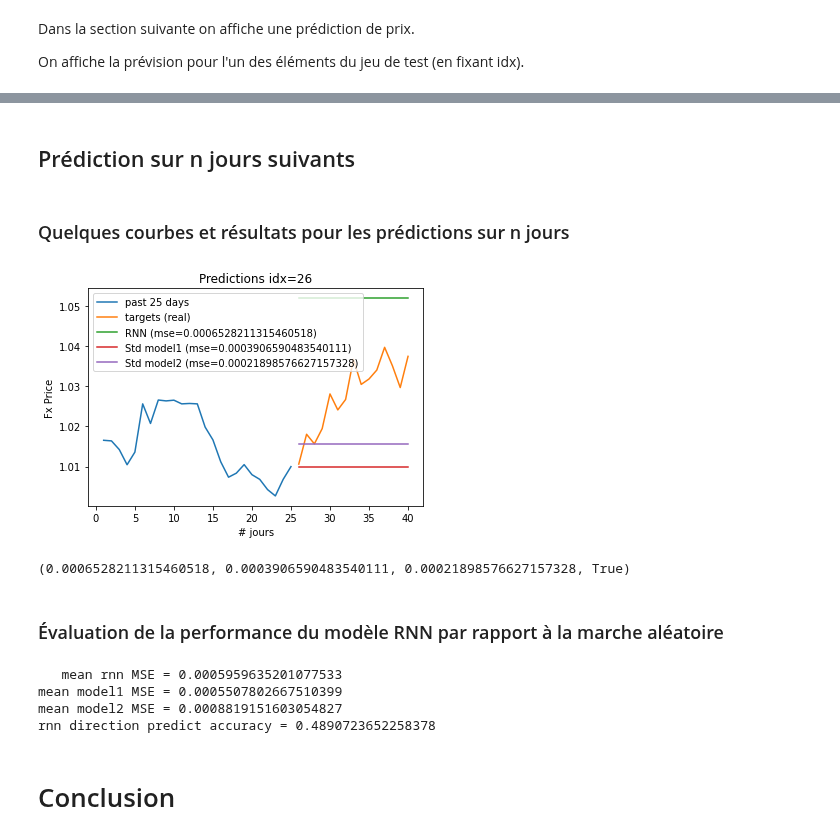
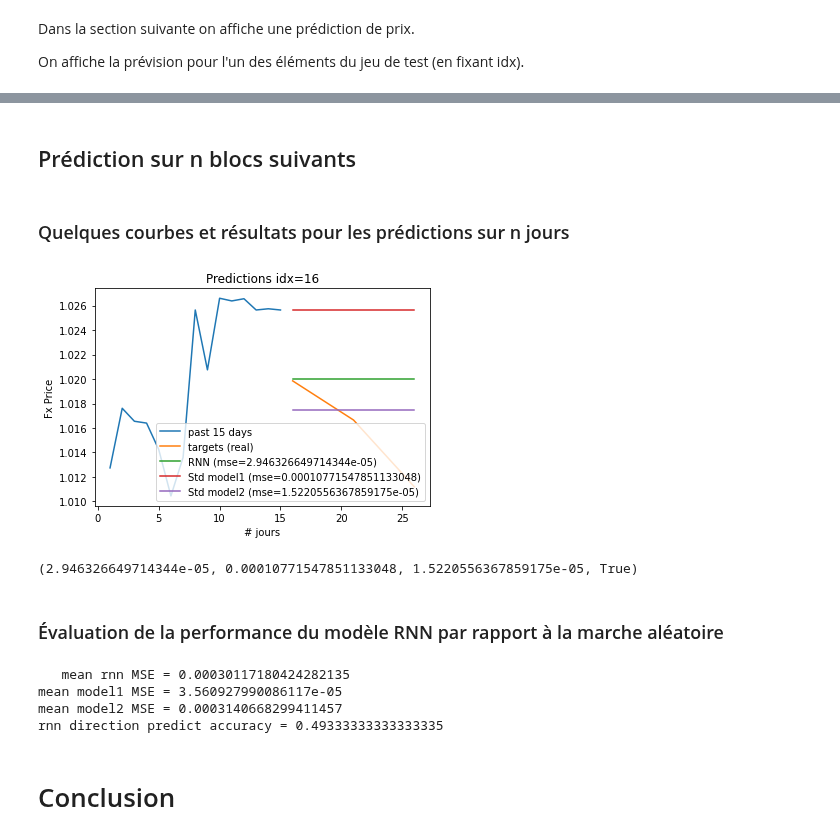
Before and after one commit to delemarchand2020/IVADO_MILA_DL, a Jupyter notebook: Predict_FX_with_DL.ipynb, the cells around one changed output, grey strips where cells are left out. Drawn from its saved outputs; the diff is of its cells as text; code cells hidden in the pictures.

Commit message:
apprentissage avec cible à x jours (on peut choisir l'horizon de la cible, pas seulement le jour suivant)

```diff
--- a/Predict_FX_with_DL.ipynb
+++ b/Predict_FX_with_DL.ipynb
@@ -161,7 +161,7 @@ def standardize(X, mean=None, std=None):
 
     return Xs, mean, std
 # %%
-def create_datasets(seq_len=8, name_serie='USDCAD'):
+def create_datasets(seq_len=8, name_serie='USDCAD', pos_x=7, pos_y=8):
     s = pd.Series(df[name_serie].values) # USDCAD ou EURUSD ou GBPUSD
 
     arr = [s.shift(x).values[::-1][:seq_len] for x in range(len(s))[::-1]]
@@ -172,9 +172,9 @@ def create_datasets(seq_len=8, name_serie='USDCAD'):
 
     train, validate, test = np.split(dfs, [int(.6*len(dfs)), int(.8*len(dfs))])
 
-    X_train, y_train = split_x_y_in_torch(train,seq_len)
-    X_validate, y_validate = split_x_y_in_torch(validate,seq_len)
-    X_test, y_test = split_x_y_in_torch(test,seq_len)
+    X_train, y_train = split_x_y_in_torch(train, seq_len, pos_x, pos_y)
+    X_validate, y_validate = split_x_y_in_torch(validate, seq_len, pos_x, pos_y)
+    X_test, y_test = split_x_y_in_torch(test, seq_len, pos_x, pos_y)
 
     mean = np.mean(dfs)
     std = np.std(dfs)
@@ -596,7 +694,10 @@ Training complete in 2m 24s
 
 name_serie= 'USDCAD' #'USDCAD' #NZDUSD
 
-data_train, data_val, data_test, stat = create_datasets(seq_len=seq_len, name_serie=name_serie)
+data_train, data_val, data_test, stat = create_datasets(seq_len=seq_len,
+                                                        name_serie=name_serie,
+                                                        pos_x=pos_x,
+                                                        pos_y=pos_y)
 
 Xs_train,ys_train = data_train[0], data_train[1]
 Xs_validate,ys_validate = data_val[0], data_val[1]
@@ -679,12 +779,12 @@ Absolute mean error between target[:] et prediction[:] = 0.030713558197021484
 # %% [markdown]
-## Prédiction sur n jours suivants
+## Prédiction sur n blocs suivants
 # %%
-def shif_right_and_complete(input_seq, item_to_add, debug=False):
+def shif_right_and_complete(input_seq, item_to_add, debug=False,pos_x=7):
   if debug == True:
     print(input_seq[0,:,0])
     print(item_to_add[0])
     print("--------------------")
-  output = input_seq[:,1:7,:]
+  output = input_seq[:,1:pos_x,:]
   output = torch.cat((output, item_to_add.unsqueeze(2)),dim=1)
   if debug == True:
     print(output[0,:,0])
@@ -697,8 +797,8 @@ def shif_right_and_complete(input_seq, item_to_add, debug=False):
 #Xs_test[idx:idx+2,:,0]
 #Xs_test[idx:idx+3,:,0]
 # %%
-def prediction_n_jours(inputs, targets, mean, std, n=7, idx=1500, display=False,
-                       bootstrap=True, seq_len=7):
+def prediction_n_blocs(inputs, targets, mean, std, n=7, idx=1500, display=False,
+                       bootstrap=True, seq_len=7,taille_bloc_pred=1):
   Xs_unit = inputs[idx:idx+1,:,:]
   ys_targets = np.array([])
   ys_predicts = np.array([])
@@ -737,7 +837,7 @@ def prediction_n_jours(inputs, targets, mean, std, n=7, idx=1500, display=False,
     plt.plot(xaxis, y_previous, label=f'past {seq_len} days')
 
     start = seq_len+1
-    xaxis_pred = range(start, start+n)
+    xaxis_pred = range(start, start+(n*taille_bloc_pred),taille_bloc_pred)
     plt.plot(xaxis_pred, y_targets, label='targets (real)')
     plt.plot(xaxis_pred, y_predicts, label=f'RNN (mse={rnn_mse})')
     plt.plot(xaxis_pred, y_model1, label=f'Std model1 (mse={model1_mse})')
@@ -755,11 +855,11 @@ def prediction_n_jours(inputs, targets, mean, std, n=7, idx=1500, display=False,
 ### Quelques courbes et résultats pour les prédictions sur n jours
 # %%
 # attention idx doit être > seq_len
-prediction_n_jours(Xs_test.cpu(), ys_test.cpu(), mean, std, n=15, idx=seq_len+1, display=True,
-                   bootstrap=False, seq_len=seq_len)
+prediction_n_blocs(Xs_test.cpu(), ys_test.cpu(), mean, std, n=3, idx=seq_len+1, display=True,
+                   bootstrap=False, seq_len=seq_len, taille_bloc_pred=taille_bloc_pred)
 # %% [output]
-[figure, old version]
+[figure, new version]
-(0.0006528211315460518, 0.0003906590483540111, 0.00021898576627157328, True)
+(2.946326649714344e-05, 0.00010771547851133048, 1.5220556367859175e-05, True)
 # %% [markdown]
 ### Évaluation de la performance du modèle RNN par rapport à la marche aléatoire
 # %%
@@ -770,13 +870,14 @@ model2_mse_all = np.array([])
 
 X = Xs_test.cpu()
 Y = ys_test.cpu()
-n = 30
+n = 1
 display = False
 bootstrap = False
 
 for idx in range(seq_len+1,X.shape[0]-n):
-  r_mse, m1_mse, m2_mse, dir = prediction_n_jours(X, Y, mean, std, n=n, idx=idx, display=display,
-                                                  bootstrap=bootstrap, seq_len=seq_len)
+  r_mse, m1_mse, m2_mse, dir = prediction_n_blocs(X, Y, mean, std, n=n, idx=idx, display=display,
+                                                  bootstrap=bootstrap, seq_len=seq_len,
+                                                  taille_bloc_pred=taille_bloc_pred)
   rnn_mse_all = np.append(rnn_mse_all,r_mse)
   rnn_direction_all = np.append(rnn_direction_all, dir)
   model1_mse_all = np.append(model1_mse_all,m1_mse)
@@ -791,10 +892,10 @@ print(f'mean model1 MSE = {np.mean(model1_mse_all)}')
 print(f'mean model2 MSE = {np.mean(model2_mse_all)}')
 print(f'rnn direction predict accuracy = {np.sum(rnn_direction_all)/np.size(rnn_direction_all)}')
 # %% [output]
-   mean rnn MSE = 0.0005959635201077533
-mean model1 MSE = 0.0005507802667510399
-mean model2 MSE = 0.0008819151603054827
-rnn direction predict accuracy = 0.4890723652258378
+   mean rnn MSE = 0.00030117180424282135
+mean model1 MSE = 3.560927990086117e-05
+mean model2 MSE = 0.0003140668299411457
+rnn direction predict accuracy = 0.49333333333333335
 # %% [markdown]
 # Conclusion
 # %% [markdown]
```
Also changed, not shown: parts of 6 cells of this notebook.
